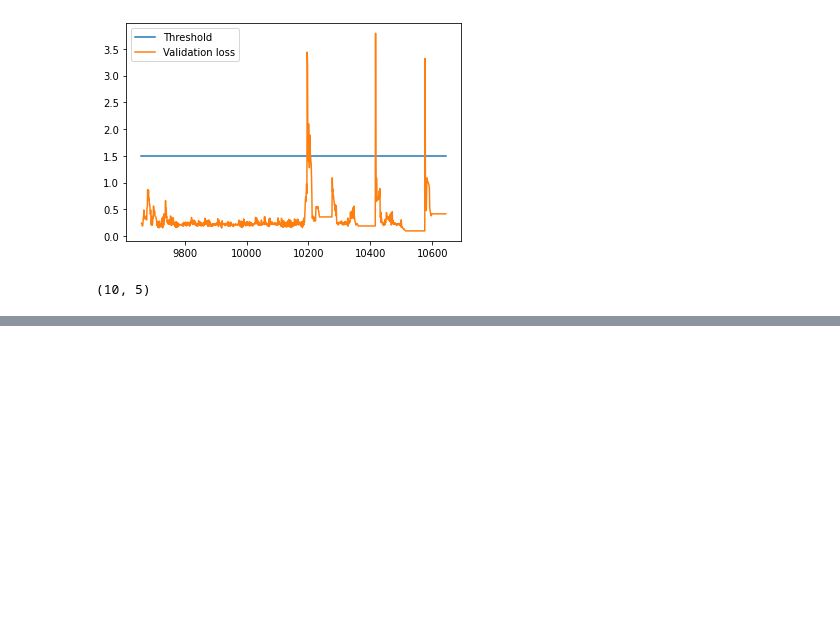
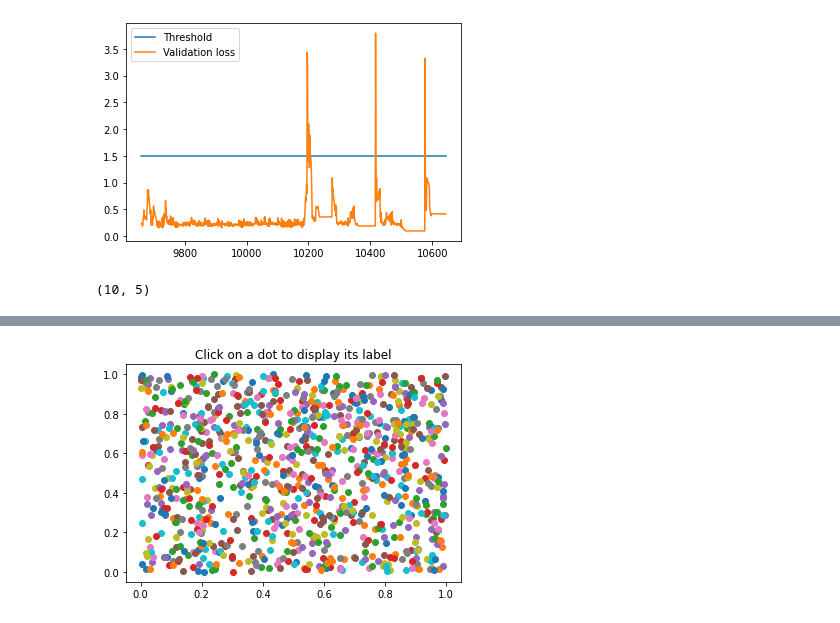
Before and after one commit to ubco-mds-2020-labs/w2020-data599-capstone-projects-ubc-udl, a Jupyter notebook: research/notebook-demo/lstm_sensor2.ipynb, the cells around one changed output, grey strips where cells are left out. Drawn from its saved outputs; the diff is of its cells as text; code cells hidden in the pictures; blank space fills up the shorter version.

```diff
--- a/research/notebook-demo/lstm_sensor2.ipynb
+++ b/research/notebook-demo/lstm_sensor2.ipynb
@@ -270,0 +315,18 @@ alt.layer(c1, c2).configure_view(
+# %%
+import matplotlib.pyplot as plt
+from mpldatacursor import datacursor
+import random
+
+fig, ax = plt.subplots()
+ax.set_title('Click on a dot to display its label')
+
+# Plot a number of random dots
+for i in range(1, 1000):
+    ax.scatter([random.random()], [random.random()], label='$ID: {}$'.format(i))
+
+# Use a DataCursor to interactively display the label for a selected line...
+datacursor(formatter='{label}'.format)
+
+plt.show()
+# %% [output]
+[figure, added]
```
Also changed, not shown: parts of 2 cells of this notebook, 3 other files.
